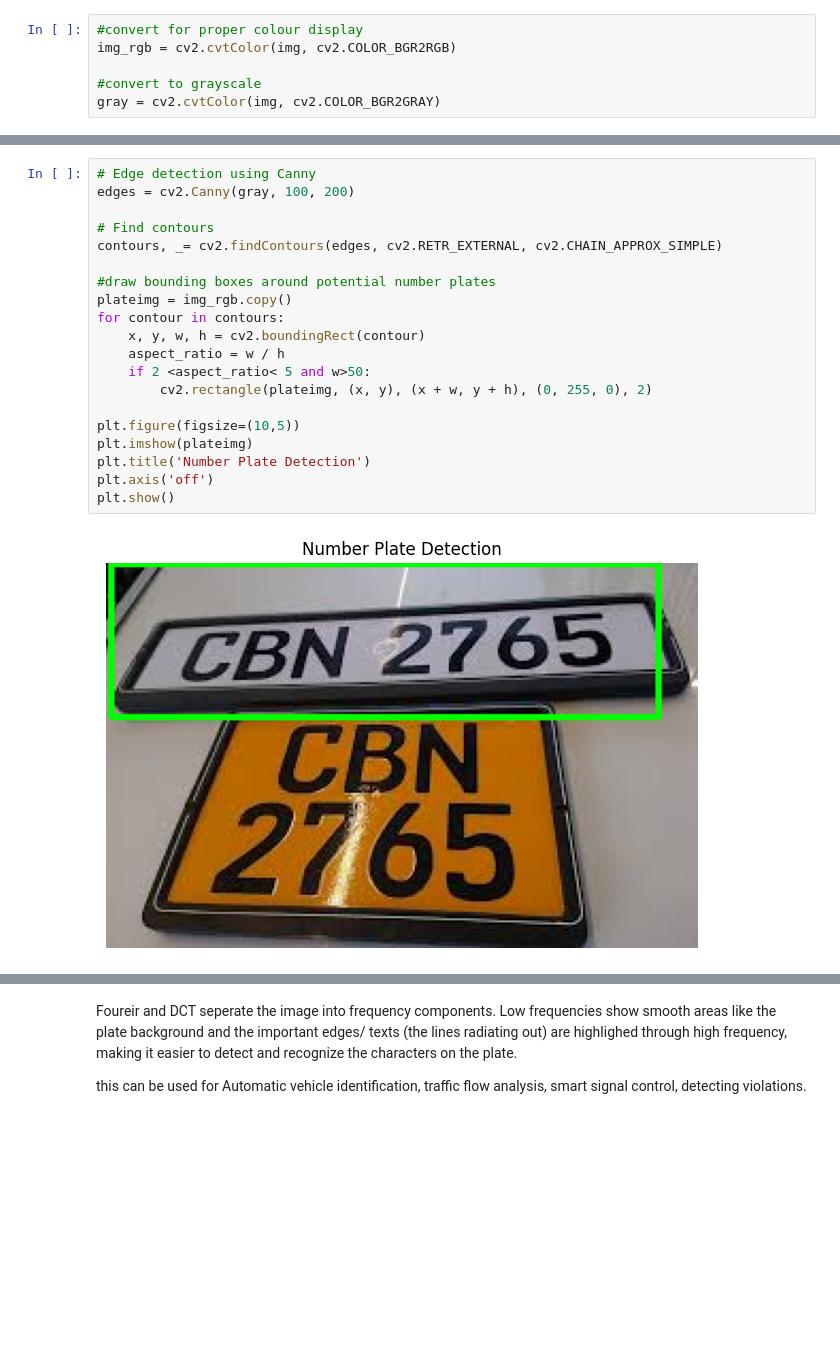
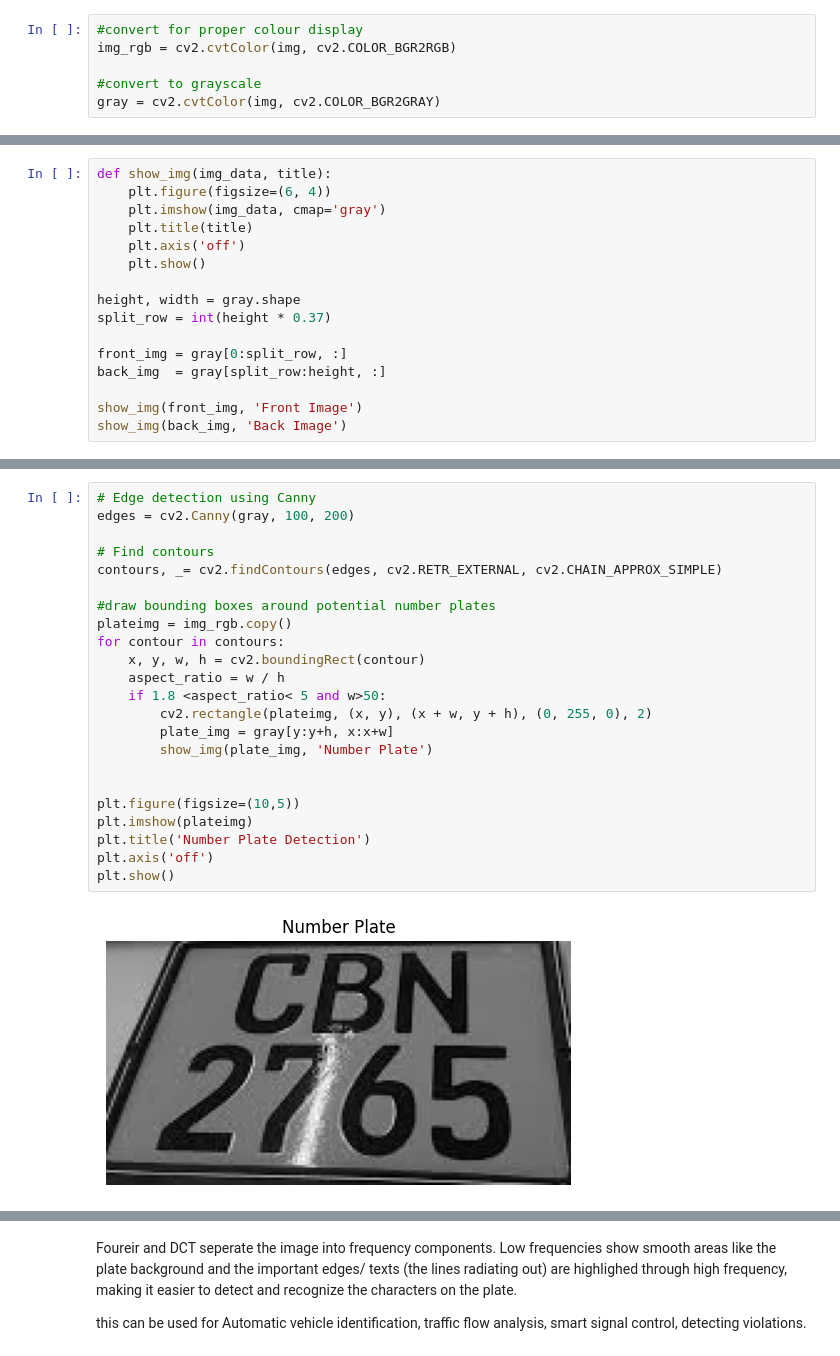
Before and after one commit to Faara34/-Optimisation-of-Travel-Routes-in-Colombo-Using-Python, a Jupyter notebook: Mathcw.ipynb, the cells around one changed output, grey strips where cells are left out. Saved outputs shown, nothing was run; the diff lists cells and outputs as text; blank space fills up the shorter version.

```diff
--- a/Mathcw.ipynb
+++ b/Mathcw.ipynb
@@ -230,0 +213,16 @@ plt.show()
+# %%
+def show_img(img_data, title):
+    plt.figure(figsize=(6, 4))
+    plt.imshow(img_data, cmap='gray')
+    plt.title(title)
+    plt.axis('off')
+    plt.show()
+
+height, width = gray.shape
+split_row = int(height * 0.37)
+
+front_img = gray[0:split_row, :]
+back_img  = gray[split_row:height, :]
+
+show_img(front_img, 'Front Image')
+show_img(back_img, 'Back Image')
@@ -231,22 +250,25 @@ plt.show()
 # %%
 # Edge detection using Canny
 edges = cv2.Canny(gray, 100, 200)
 
 # Find contours
 contours, _= cv2.findContours(edges, cv2.RETR_EXTERNAL, cv2.CHAIN_APPROX_SIMPLE)
 
 #draw bounding boxes around potential number plates
 plateimg = img_rgb.copy()
 for contour in contours:
     x, y, w, h = cv2.boundingRect(contour)
     aspect_ratio = w / h
-    if 2 <aspect_ratio< 5 and w>50:
+    if 1.8 <aspect_ratio< 5 and w>50:
         cv2.rectangle(plateimg, (x, y), (x + w, y + h), (0, 255, 0), 2)
+        plate_img = gray[y:y+h, x:x+w]
+        show_img(plate_img, 'Number Plate')
+
 
 plt.figure(figsize=(10,5))
 plt.imshow(plateimg)
 plt.title('Number Plate Detection')
 plt.axis('off')
 plt.show()
 # %% [output]
-[figure, old version]
+[figure, new version]
```
Also changed, not shown: parts of 9 cells of this notebook.
